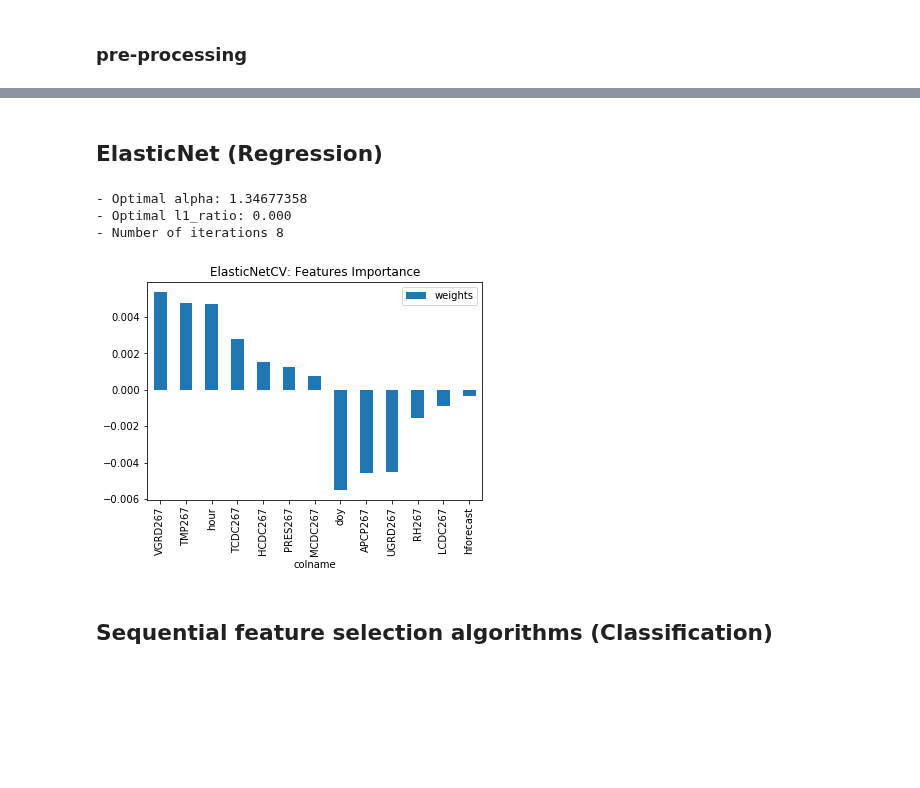
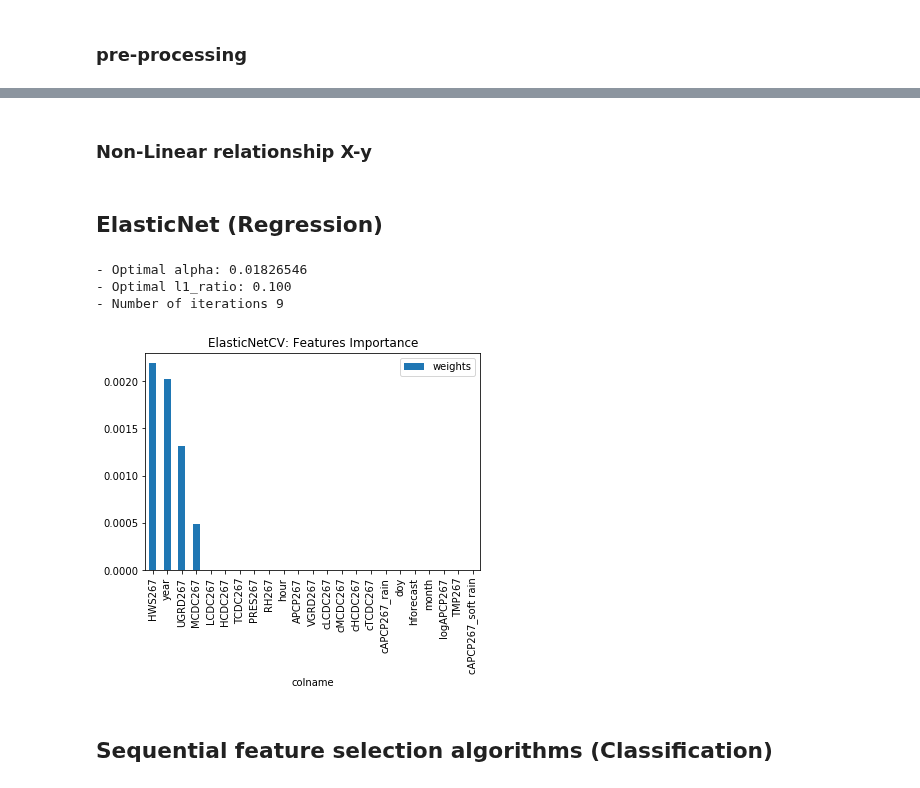
Before and after one commit to jmquintana79/utilsDS, a Jupyter notebook: scripts/feature_engineering/selection/notebook-features_selection-sklearn.ipynb, the cells around one changed output, grey strips where cells are left out. Saved outputs shown, nothing was run; the diff lists cells and outputs as text; code cells hidden in the pictures; blank space fills up the shorter version.

```diff
--- a/scripts/feature_engineering/selection/notebook-features_selection-sklearn.ipynb
+++ b/scripts/feature_engineering/selection/notebook-features_selection-sklearn.ipynb
@@ -42,18 +57,23 @@ y: ['y']
 # %% [markdown]
 ### pre-processing
+# %%
+# get list of column names
+lcolx = dcol['lx']
+lcolx_cat = dcol['lc_cat'].copy()
+lcolx_num = lcolx.copy()
+for ic in lcolx_cat:
+    lcolx_num.remove(ic)
+# %%
+# X pre-processing
+X = preprocess(data[lcolx_num + lcolx_cat])
+# new columns
+lcolx_new = lcolx_num + pd.get_dummies(data[lcolx_cat], prefix_sep='_', drop_first=True).columns.tolist()
 # %%
-# X
-X = transformer(data[dcol['lx']])
-# y
-#scaler = normalization.Scaler()
-#y = scaler.fit_transform(data[dcol['ly']]).ravel()
-y = transformer(data[dcol['ly']]).ravel()
+# y pre-processing
+scaler = normalization.Scaler()
+y = scaler.fit_transform(data[['y']]).ravel()
+cy = data['cy'].values
+#y = transformer(data['y']).ravel()
-# %%
-# y: numerical to categorical
-nlabels = 10
-lbins = list(np.linspace(np.min(data.y.values), np.max(data.y.values), num=nlabels+1))
-llabels = list(range(nlabels))
-cy = np.array(num2cal(data, 'y', lbins, llabels)['cy'].values)
 # %%
 # create samples
 X_train, X_test, y_train, y_test =\
@@ -63,27 +149,29 @@ X_train, X_test, cy_train, cy_test =\
+# %% [markdown]
+### Non-Linear relationship X-y
 # %% [markdown]
 ## ElasticNet (Regression)
 # %%
 from sklearn.linear_model import ElasticNetCV
 
 # regressor: ElasticNetCV (for tuning hyperparameters)
 estimatorcv = ElasticNetCV(l1_ratio=[.0001, .001 , .1, .5, .7, .9, .95, 1], eps=0.001, n_alphas=100, fit_intercept=True,
                         normalize=False, precompute='auto', max_iter=5000, tol=0.0001, cv=ncv,
                         copy_X=True, verbose=0, n_jobs=njobs, positive=False, random_state=None, selection='cyclic')
 estimatorcv.fit(X_train, y_train)
 print('- Optimal alpha: %.8f'%estimatorcv.alpha_)
 print('- Optimal l1_ratio: %.3f'%estimatorcv.l1_ratio_)
 print('- Number of iterations %d'%estimatorcv.n_iter_)
 # plot features importance
 import matplotlib.pyplot as plt
-dfw = pd.DataFrame(np.c_[dcol['lx'],np.array(estimatorcv.coef_)], columns = ['colname','weights']).sort_values(['weights'], ascending=[0]).set_index('colname')
+dfw = pd.DataFrame(np.c_[lcolx_new,np.array(estimatorcv.coef_)], columns = ['colname','weights']).sort_values(['weights'], ascending=[0]).set_index('colname')
 dfw['weights'] = dfw['weights'].astype('float')
 dfw.plot(kind='bar',title='ElasticNetCV: Features Importance')
 plt.show()
 # %% [output]
-- Optimal alpha: 1.34677358
-- Optimal l1_ratio: 0.000
-- Number of iterations 8
+- Optimal alpha: 0.01826546
+- Optimal l1_ratio: 0.100
+- Number of iterations 9
-[figure, old version]
+[figure, new version]
 # %% [markdown]
 ## Sequential feature selection algorithms (Classification)
 # %%
```
Also changed, not shown: parts of 19 cells of this notebook.
